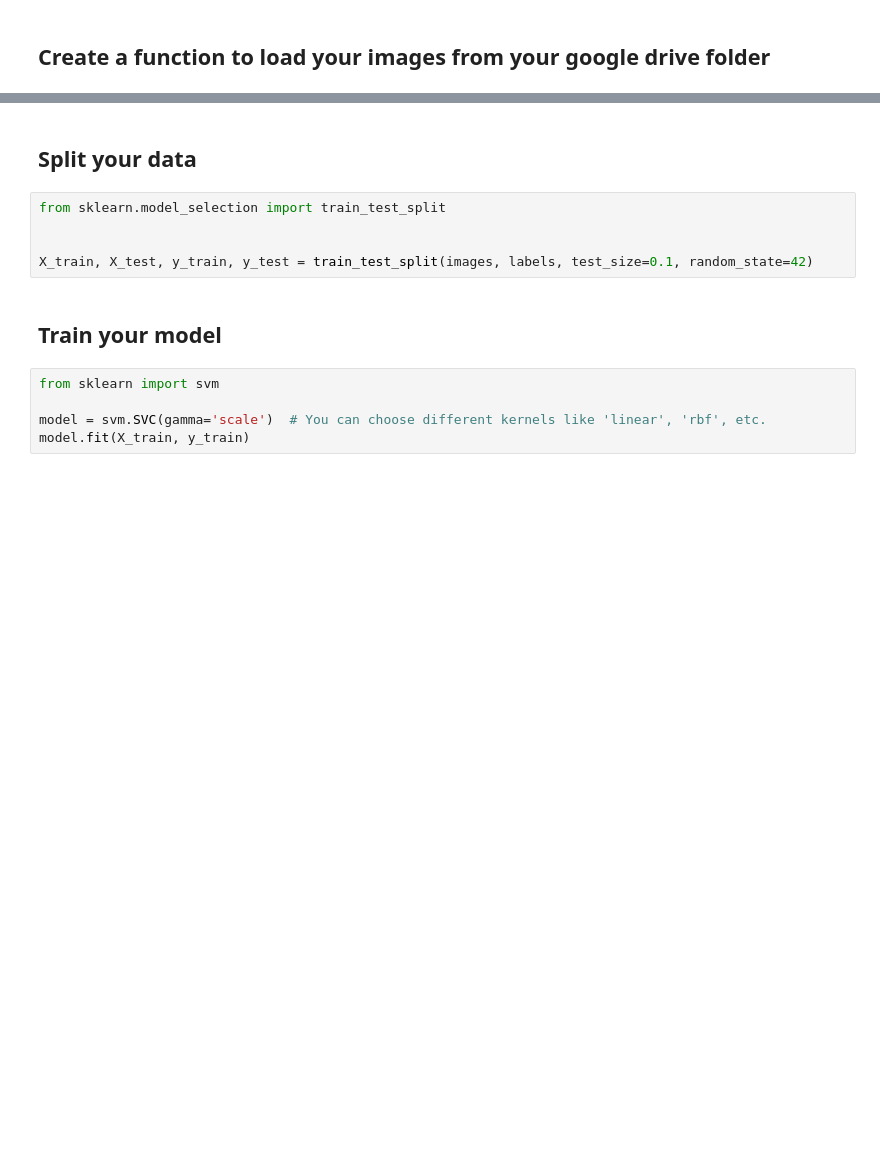
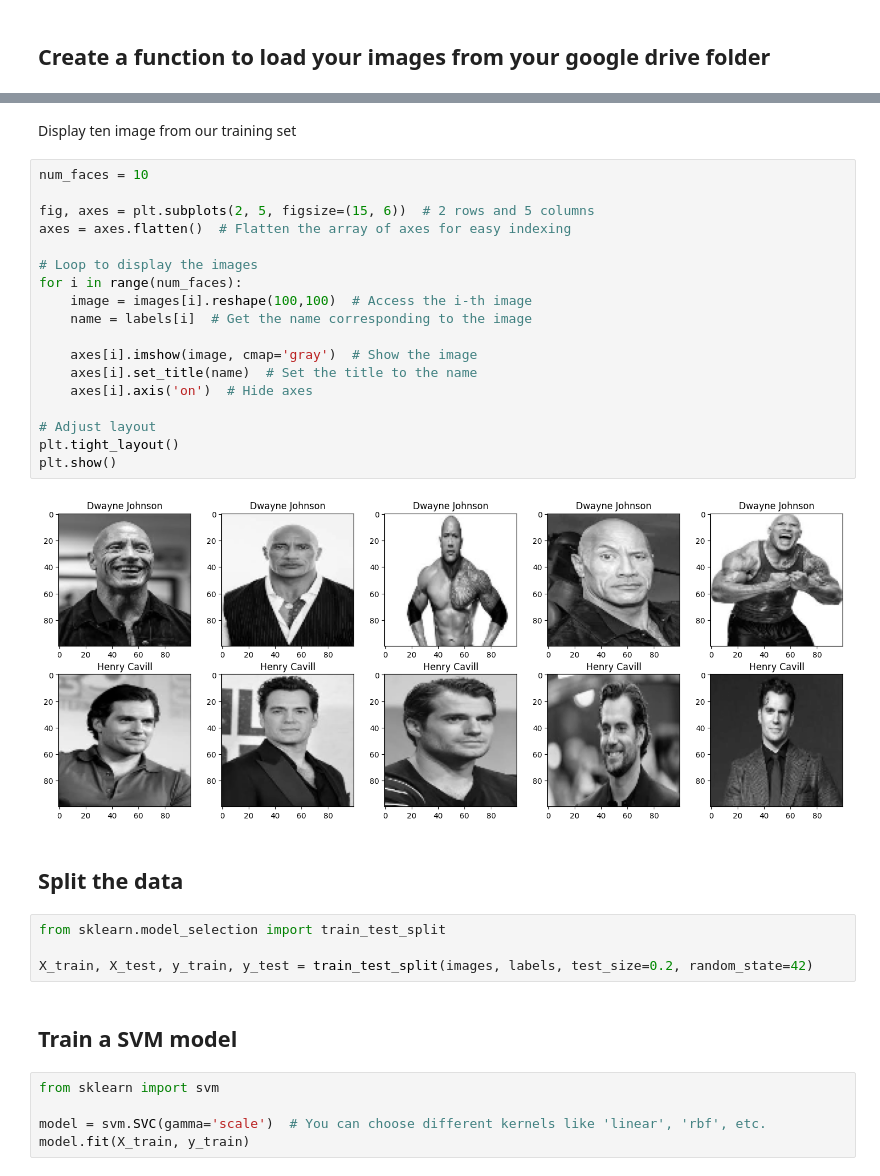
Before and after one commit to robitussin/CCMACLRL, a Jupyter notebook: 7 - Support Vector Machine/implementation/Personal_Face_Recogntion_using_SVM.ipynb, the cells around one changed output, grey strips where cells are left out. Cells and saved outputs as stored; diff of their text form; blank space fills up the shorter version.

```diff
--- a/7 - Support Vector Machine/implementation/Personal_Face_Recogntion_using_SVM.ipynb
+++ b/7 - Support Vector Machine/implementation/Personal_Face_Recogntion_using_SVM.ipynb
@@ -72,12 +101,33 @@ array([0, 0, 0, 0, 0, 1, 1, 1, 1, 1, 2, 2])
+# %% [markdown]
+Display ten image from our training set
+# %%
+num_faces = 10
+
+fig, axes = plt.subplots(2, 5, figsize=(15, 6))  # 2 rows and 5 columns
+axes = axes.flatten()  # Flatten the array of axes for easy indexing
+
+# Loop to display the images
+for i in range(num_faces):
+    image = images[i].reshape(100,100)  # Access the i-th image
+    name = labels[i]  # Get the name corresponding to the image
+
+    axes[i].imshow(image, cmap='gray')  # Show the image
+    axes[i].set_title(name)  # Set the title to the name
+    axes[i].axis('on')  # Hide axes
+
+# Adjust layout
+plt.tight_layout()
+plt.show()
+# %% [output]
+[figure, added]
 # %% [markdown]
-## Split your data
+## Split the data
 # %%
 from sklearn.model_selection import train_test_split
 
-
-X_train, X_test, y_train, y_test = train_test_split(images, labels, test_size=0.1, random_state=42)
+X_train, X_test, y_train, y_test = train_test_split(images, labels, test_size=0.2, random_state=42)
 # %% [markdown]
-## Train your model
+## Train a SVM model
 # %%
 from sklearn import svm
 
```
Also changed, not shown: parts of 24 cells of this notebook.
